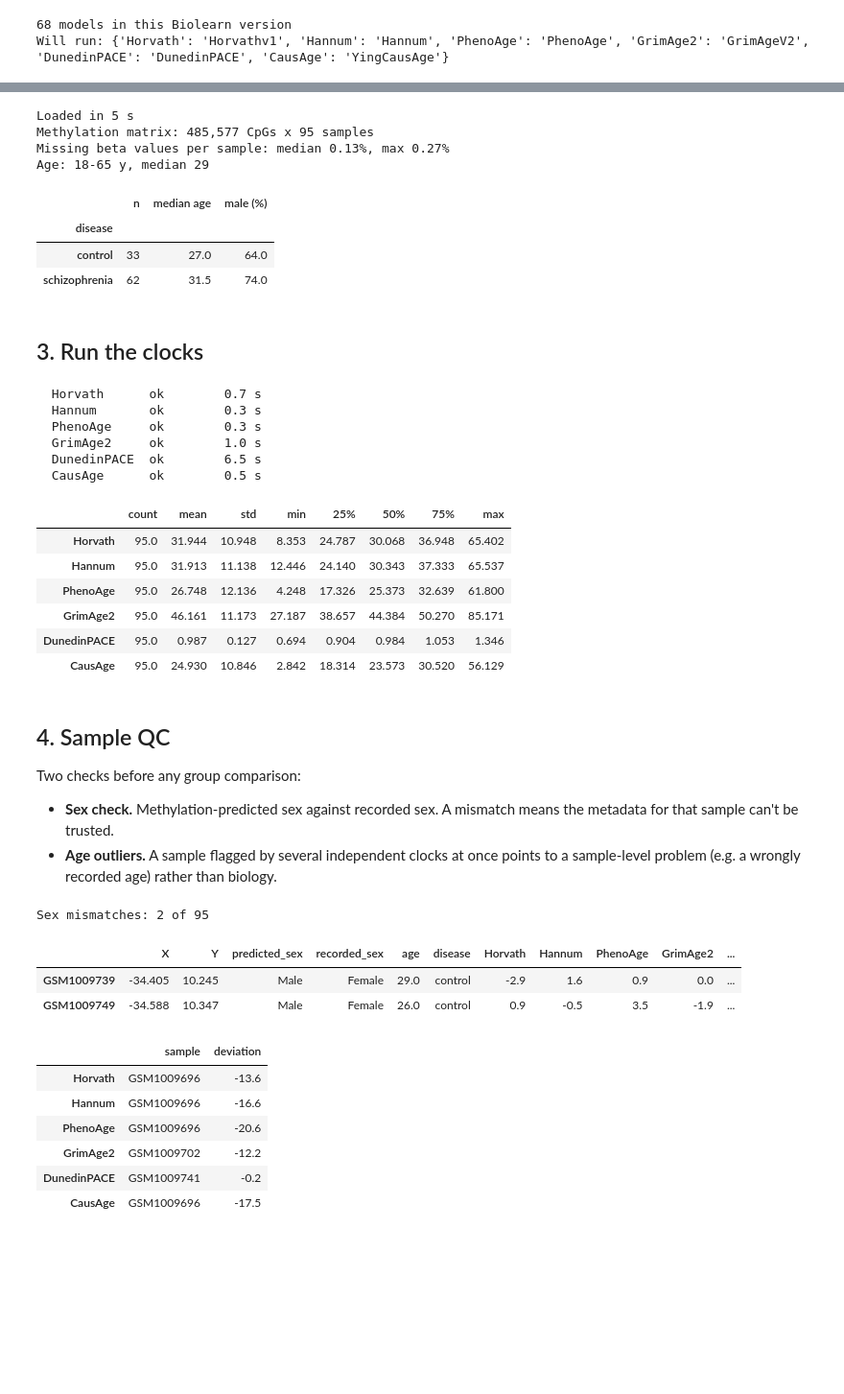
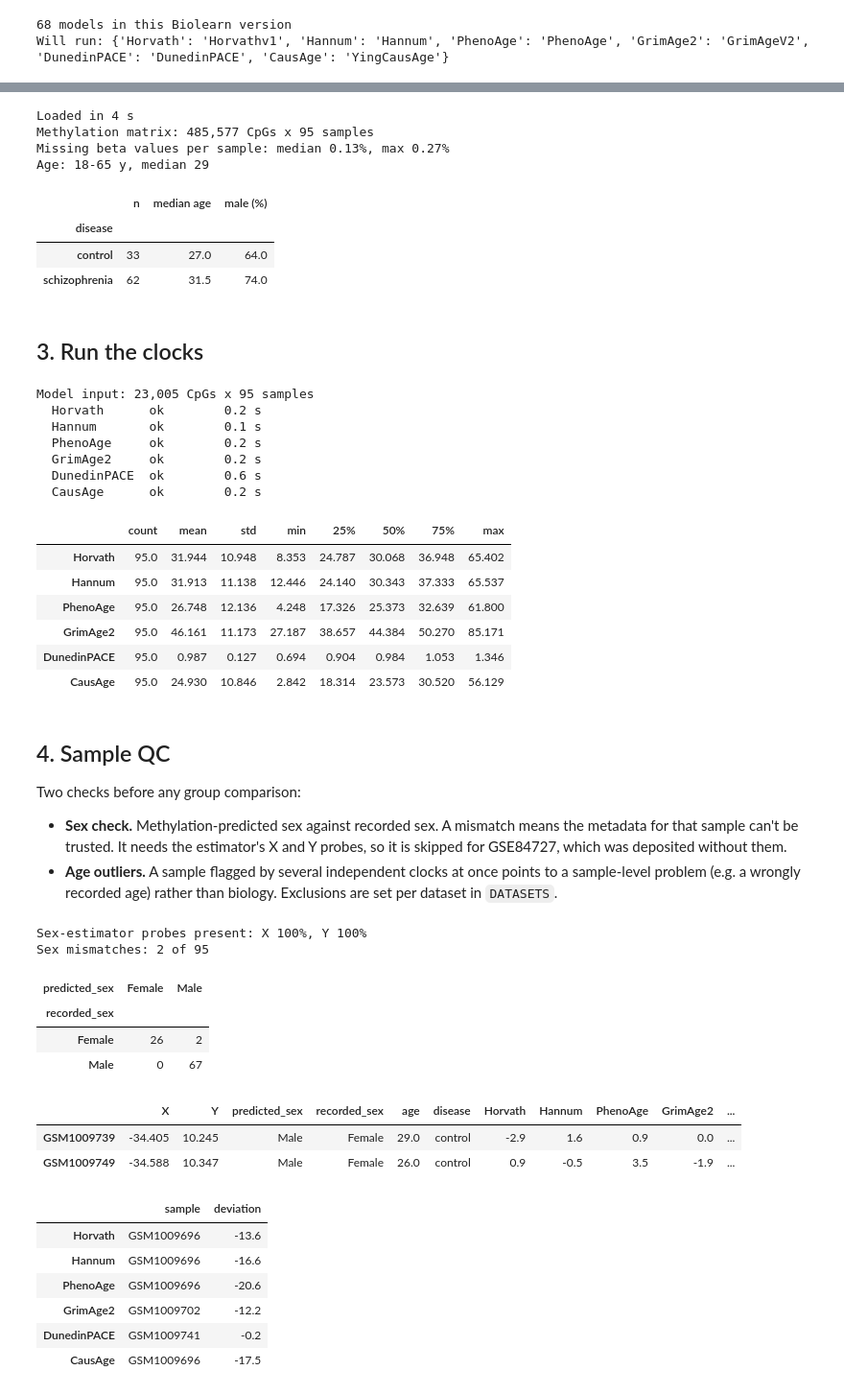
Before and after one commit to nickdelkis/ageing-clock-benchmark, a Jupyter notebook: notebooks/clock_benchmark.ipynb, the cells around one changed output, grey strips where cells are left out. Shown at 96% size. Saved outputs shown, nothing was run; the diff lists cells and outputs as text; code cells hidden in the pictures; blank space fills up the shorter version.

```diff
--- a/notebooks/clock_benchmark.ipynb
+++ b/notebooks/clock_benchmark.ipynb
@@ -89,11 +117,20 @@ t0 = time.perf_counter()
 data = load_dataset(DATASET)
 print(f"Loaded in {time.perf_counter() - t0:.0f} s")
 
-meta, dnam = data.metadata, data.dnam
+AGE_COL = find_column(data.metadata, "age")
+SEX_COL = find_column(data.metadata, "sex", "gender")
+recorded_age = pd.to_numeric(data.metadata[AGE_COL], errors="coerce")
+implausible = recorded_age[(recorded_age < AGE_RANGE[0]) | (recorded_age > AGE_RANGE[1])]
+for sample, value in implausible.items():
+    print(f"Recorded age {value:g} for {sample} is outside {AGE_RANGE}: treated as missing")
+no_age = recorded_age.index[recorded_age.isna()].union(implausible.index)
+if len(no_age):
+    by_group = data.metadata.loc[no_age, CONDITION_COL].map(CONDITION_LABELS).value_counts().to_dict()
+    print(f"Dropped {len(no_age)} samples without a usable age: {by_group}")
+    data = subset_samples(data, data.metadata.index.difference(no_age))
+
+meta, dnam = data.metadata.copy(), data.dnam
 meta[CONDITION_COL] = meta[CONDITION_COL].map(CONDITION_LABELS)
-
-AGE_COL = find_column(meta, "age")
-SEX_COL = find_column(meta, "sex", "gender")
 age = pd.to_numeric(meta[AGE_COL], errors="coerce")
 sex01 = meta[SEX_COL].astype(float).rename("sex")
 groups = meta[CONDITION_COL].astype("string")
@@ -110,7 +147,7 @@ summary_tbl = pd.DataFrame({
 }).loc[group_order]
 summary_tbl
 # %% [output]
-Loaded in 5 s
+Loaded in 4 s
 Methylation matrix: 485,577 CpGs x 95 samples
 Missing beta values per sample: median 0.13%, max 0.27%
 Age: 18-65 y, median 29
@@ -121,7 +158,12 @@ Age: 18-65 y, median 29
 # %% [markdown]
 ## 3. Run the clocks
 # %%
-run = run_clocks(data, clock_names, imputation=IMPUTATION)
+# Every model reads only its own CpGs (plus DunedinPACE's normalisation set), so the models run on
+# just those rows: the same results as on the full matrix, with a fraction of the memory.
+model_input = subset_cpgs(data, model_cpgs(gallery, list(clock_names.values()) + ["SmokingMcCartney", "DeconvoluteBlood450K"]))
+print(f"Model input: {model_input.dnam.shape[0]:,} CpGs x {model_input.dnam.shape[1]} samples")
+
+run = run_clocks(model_input, clock_names, imputation=IMPUTATION)
 for label, secs in run.seconds.items():
     print(f"  {label:<12} ok      {secs:5.1f} s")
 for label, err in run.failed.items():
@@ -136,12 +178,13 @@ dev = deviation_table(preds, age)
 dev.to_csv(out / "age_deviation_per_sample.csv")
 preds.describe().T
 # %% [output]
-  Horvath      ok        0.7 s
-  Hannum       ok        0.3 s
-  PhenoAge     ok        0.3 s
-  GrimAge2     ok        1.0 s
-  DunedinPACE  ok        6.5 s
-  CausAge      ok        0.5 s
+Model input: 23,005 CpGs x 95 samples
+  Horvath      ok        0.2 s
+  Hannum       ok        0.1 s
+  PhenoAge     ok        0.2 s
+  GrimAge2     ok        0.2 s
+  DunedinPACE  ok        0.6 s
+  CausAge      ok        0.2 s
 |  | count | mean | std | min | 25% | 50% | 75% | max |
 | Horvath | 95.0 | 31.944 | 10.948 | 8.353 | 24.787 | 30.068 | 36.948 | 65.402 |
 | Hannum | 95.0 | 31.913 | 11.138 | 12.446 | 24.140 | 30.343 | 37.333 | 65.537 |
@@ -154,21 +197,38 @@ preds.describe().T
 
 Two checks before any group comparison:
 
-- **Sex check.** Methylation-predicted sex against recorded sex. A mismatch means the metadata for that sample can't be trusted.
-- **Age outliers.** A sample flagged by several independent clocks at once points to a sample-level problem (e.g. a wrongly recorded age) rather than biology.
+- **Sex check.** Methylation-predicted sex against recorded sex. A mismatch means the metadata for that sample can't be trusted. It needs the estimator's X and Y probes, so it is skipped for GSE84727, which was deposited without them.
+- **Age outliers.** A sample flagged by several independent clocks at once points to a sample-level problem (e.g. a wrongly recorded age) rather than biology. Exclusions are set per dataset in `DATASETS`.
 # %%
-sex_pred = gallery.get("SexEstimation").predict(data)
-qc = sex_pred.join(meta)
+coverage = sex_probe_coverage(dnam)
+print("Sex-estimator probes present: " + ", ".join(f"{k} {v:.0%}" for k, v in coverage.items()))
+qc = meta.copy()
 qc["recorded_sex"] = qc[SEX_COL].map(SEX_LABELS)
-sex_mismatch = qc.index[qc["predicted_sex"] != qc["recorded_sex"]].tolist()
 
-print(f"Sex mismatches: {len(sex_mismatch)} of {len(qc)}")
-qc.loc[sex_mismatch, ["X", "Y", "predicted_sex", "recorded_sex", AGE_COL, CONDITION_COL]].join(dev.round(1))
+if all(coverage[k] >= SEX_CHECK_MIN[k] for k in SEX_CHECK_MIN):
+    qc = gallery.get("SexEstimation").predict(data).join(qc)
+    sex_mismatch = qc.index[qc["predicted_sex"] != qc["recorded_sex"]].tolist()
+    print(f"Sex mismatches: {len(sex_mismatch)} of {len(qc)}")
+    display(pd.crosstab(qc["recorded_sex"], qc["predicted_sex"]))
+    display(qc.loc[sex_mismatch, ["X", "Y", "predicted_sex", "recorded_sex", AGE_COL, CONDITION_COL]].join(dev.round(1)))
+else:
+    sex_mismatch = []
+    qc["predicted_sex"] = np.nan
+    print("Sex check skipped: too few of the estimator's X/Y probes in this dataset")
+
+# Nothing below needs the full matrix
+del data, dnam
+gc.collect();
 # %% [output]
+Sex-estimator probes present: X 100%, Y 100%
 Sex mismatches: 2 of 95
-|  | X | Y | predicted_sex | recorded_sex | age | disease | Horvath | Hannum | PhenoAge | GrimAge2 | ... |
-| GSM1009739 | -34.405 | 10.245 | Male | Female | 29.0 | control | -2.9 | 1.6 | 0.9 | 0.0 | ... |
-| GSM1009749 | -34.588 | 10.347 | Male | Female | 26.0 | control | 0.9 | -0.5 | 3.5 | -1.9 | ... |
+| predicted_sex | Female | Male |
+| recorded_sex |  |  |
+| Female | 26 | 2 |
+| Male | 0 | 67 |
+|  | X | Y | predicted_sex | recorded_sex | age | disease | Horvath | Hannum | PhenoAge | GrimAge2 | ... |
+| GSM1009739 | -34.405 | 10.245 | Male | Female | 29.0 | control | -2.9 | 1.6 | 0.9 | 0.0 | ... |
+| GSM1009749 | -34.588 | 10.347 | Male | Female | 26.0 | control | 0.9 | -0.5 | 3.5 | -1.9 | ... |
 # %%
 # Most negative age deviation per clock: one sample dominating several clocks is suspicious
 extremes = pd.DataFrame({"sample": dev.idxmin(), "deviation": dev.min().round(1)})
```
Also changed, not shown: parts of 12 cells of this notebook, 48 other files.
